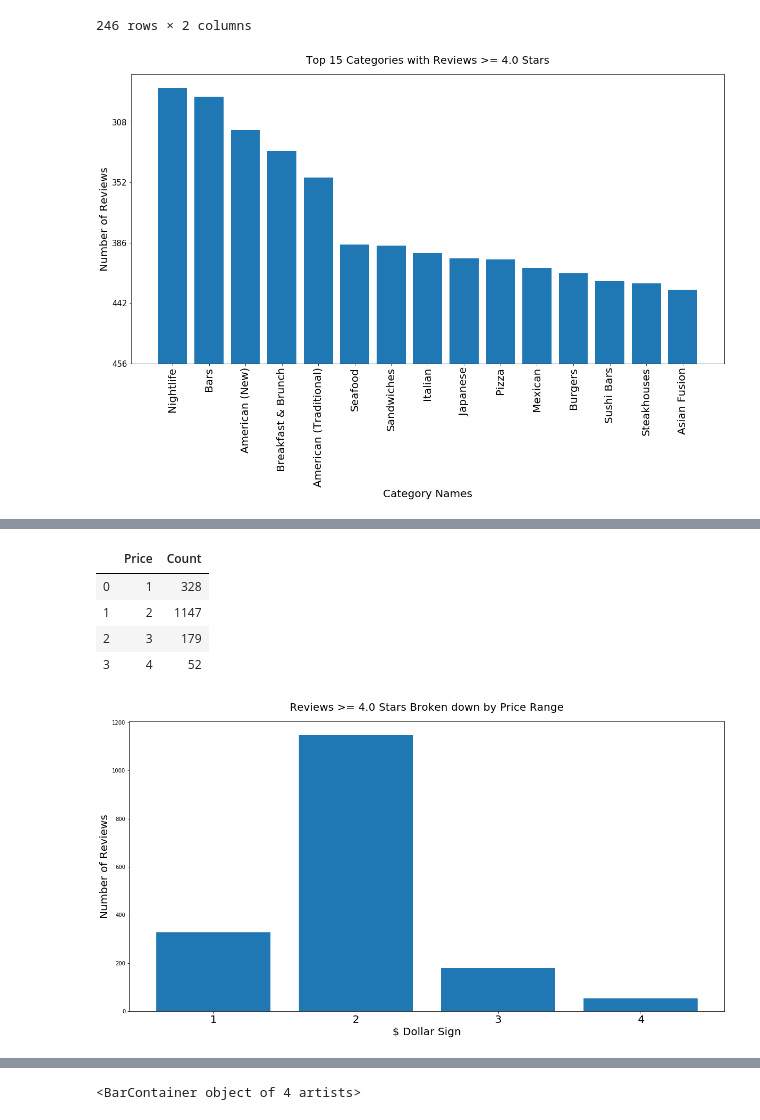
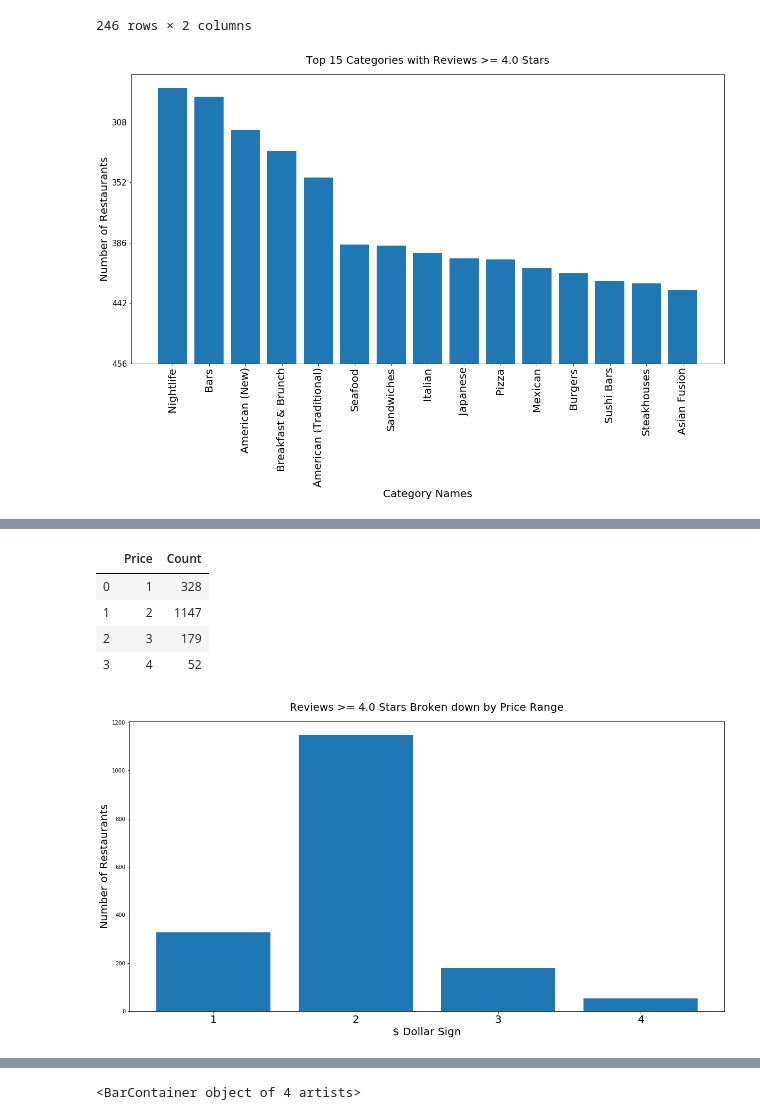
Before and after one commit to yueweng/restaurant-reviews, a Jupyter notebook: project.ipynb, the cells around one changed output, grey strips where cells are left out. Drawn from its saved outputs; the diff is of its cells as text; code cells hidden in the pictures.

```diff
--- a/project.ipynb
+++ b/project.ipynb
@@ -489,6 +489,6 @@ state
 ['AZ', 'NV', 'PA', 'ON', 'OH', 'SC', 'NC', 'QC', 'WI', 'AB', 'IL', 'TX']
 # %%
 states_stars_attributes = stars_attributes.groupby('state')
-states_stars_attributes = states_stars_attributes.count()['business_id']
+states_stars_attributes = states_stars_attributes.agg({'business_id': 'count', 'review_count': 'sum'}).reset_index()
 states_stars_attributes
 # %% [output]
@@ -509,13 +508,14 @@ Name: business_id, dtype: int64
 # %%
-states_stars_attributes = pd.DataFrame(states_stars_attributes).reset_index()
+states_stars_attributes = pd.DataFrame(states_stars_attributes)
 
 fig, ax = plt.subplots(figsize=[20, 10])
 
 ax.set_title('States with reviews >= 4.0 Stars', fontsize=20, pad=20)
-ax.bar(states_stars_attributes['state'], states_stars_attributes['business_id'])
+# ax.bar(states_stars_attributes['state'], states_stars_attributes['review_count'], color='red')
+ax.bar(states_stars_attributes['state'], states_stars_attributes['business_id'], color='blue')
 ax.set_xlabel('States', fontsize=20)
 ax.set_xticklabels(states_stars_attributes['state'], fontsize=20)
-ax.set_ylabel('Number of Reviews', fontsize=20)
+ax.set_ylabel('Number of Restaurants', fontsize=20)
 
 fig.savefig('images/states_reviews_4_stars.png', bbox_inches = "tight")
 # %% [output]
@@ -534,7 +534,7 @@ for idx, s in enumerate(st):
     ax.bar(state[idx]['city'], state[idx]['business_id'])
     ax.set_xlabel('Cities', fontsize=20)
     ax.set_xticklabels(state[idx]['city'])
-    ax.set_ylabel('Number of Reviews', fontsize=20)
+    ax.set_ylabel('Number of Restaurants', fontsize=20)
 
     fig.savefig("images/cities_in_state_{}.png".format(s), bbox_inches = "tight")
 # %% [output]
@@ -615,19 +615,19 @@ cat_df
 # %%
 fig, ax = plt.subplots(figsize=[20, 10])
 
 
 top_few = cat_df.head(15)
 ax.bar(top_few['Category Name'], top_few['Count'])
 ax.set_title('Top 15 Categories with Reviews >= 4.0 Stars', fontsize=20, pad=20)
 ax.set_xticklabels(top_few['Category Name'], rotation=90, fontsize=20)
 ax.set_yticklabels(top_few['Count'], fontsize=15)
 
 ax.set_xlabel('Category Names', fontsize=20)
-ax.set_ylabel('Number of Reviews', fontsize=20)
+ax.set_ylabel('Number of Restaurants', fontsize=20)
 
 fig.savefig('images/top_categories.png', bbox_inches = "tight")
 # %% [output]
-[figure, old version]
+[figure, new version]
 # %%
 att_reviews = pd.DataFrame({'name': stars_attributes['name'], 'city': stars_attributes['city'], 'state': stars_attributes['state'], 'business_id': stars_attributes['business_id'], 'attributes': stars_attributes['attributes']})
 att_reviews
@@ -716,13 +716,13 @@ fig, ax = plt.subplots(figsize=[20, 10])
 ax.set_title('Reviews >= 4.0 Stars Broken down by Price Range', fontsize=20, pad=20)
 ax.bar(price_restaurants_df['Price'], price_restaurants_df['Count'])
 ax.set_xlabel('$ Dollar Sign', fontsize=20)
-ax.set_ylabel('Number of Reviews', fontsize=20)
+ax.set_ylabel('Number of Restaurants', fontsize=20)
 
 ax.set_xticklabels(price_restaurants_df['Price'], fontsize=20)
 
 fig.savefig('images/reviews_price_range.png', bbox_inches = "tight")
 # %% [output]
-[figure, old version]
+[figure, new version]
 # %%
 attr_checkin = pd.merge(attr_df, business_checkin, left_on='business_id', right_on='business_id')
 attr_checkin
```
Also changed, not shown: parts of 9 cells of this notebook, 12 other files.
